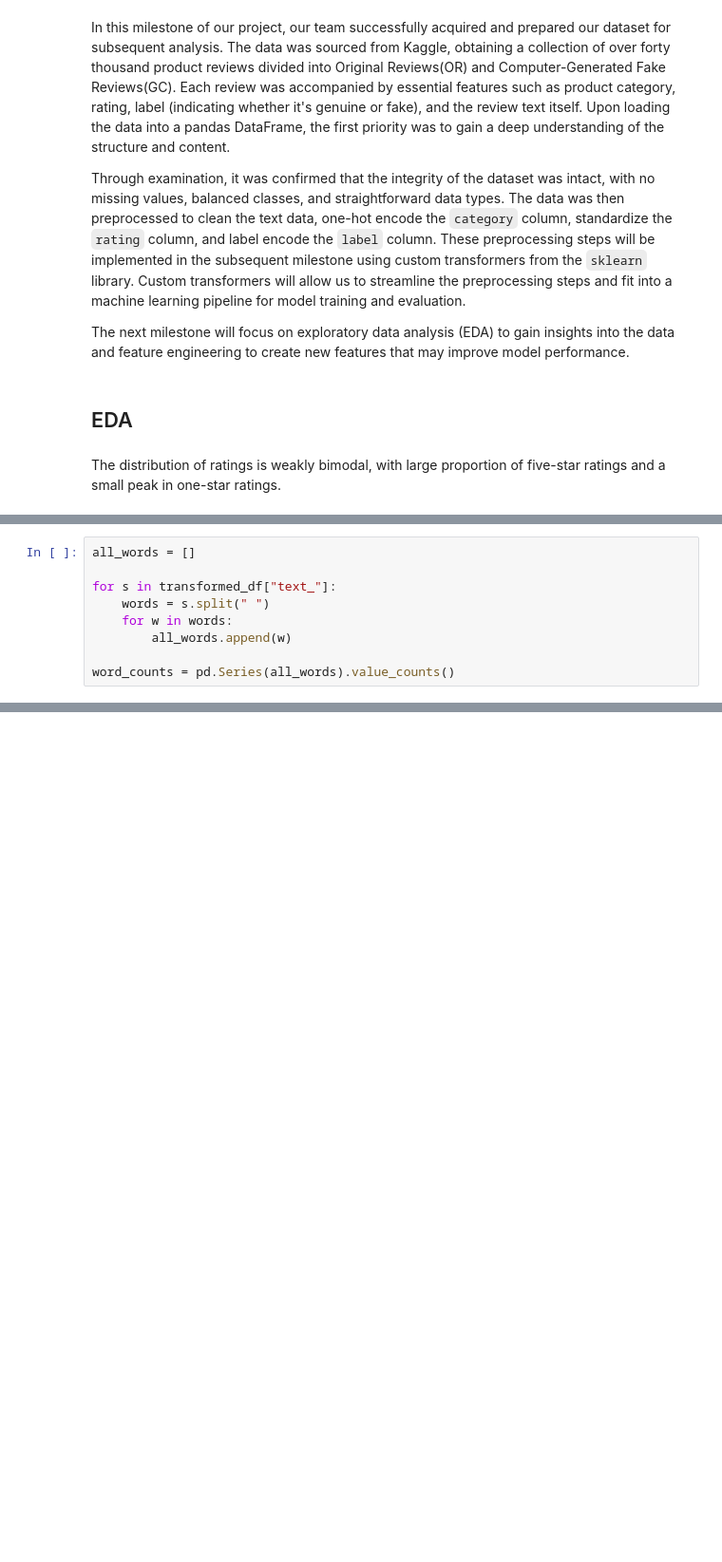
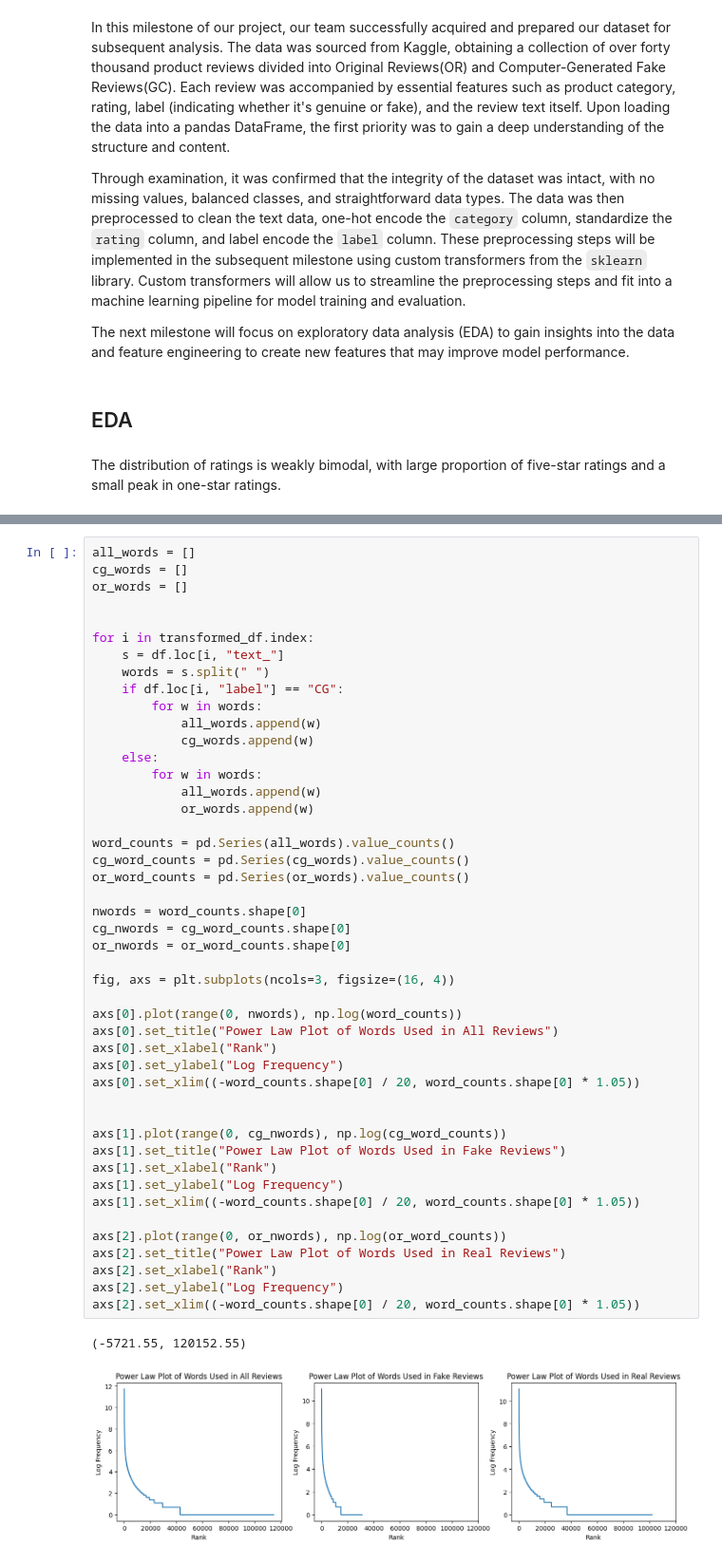
Before and after one commit to cpoethes/109b-group-44-fake-reviews, a Jupyter notebook: src/notebooks/1_eda.ipynb, the cells around one changed output, grey strips where cells are left out. Shown: that part at 95% size. Cells and saved outputs as stored; diff of their text form; blank space fills up the shorter version.

```diff
--- a/src/notebooks/1_eda.ipynb
+++ b/src/notebooks/1_eda.ipynb
@@ -340,12 +340,3 @@ plt.ylabel("# of Times")
 # %% [output]
 Text(0, 0.5, '# of Times')
 [figure]
-# %%
-all_words = []
-
-for s in transformed_df["text_"]:
-    words = s.split(" ")
-    for w in words:
-        all_words.append(w)
-
-word_counts = pd.Series(all_words).value_counts()
@@ -352 +359,50 @@ word_counts = pd.Series(all_words).value_counts()
+# %%
+all_words = []
+cg_words = []
+or_words = []
+
+
+for i in transformed_df.index:
+    s = df.loc[i, "text_"]
+    words = s.split(" ")
+    if df.loc[i, "label"] == "CG":
+        for w in words:
+            all_words.append(w)
+            cg_words.append(w)
+    else:
+        for w in words:
+            all_words.append(w)
+            or_words.append(w)
+
+word_counts = pd.Series(all_words).value_counts()
+cg_word_counts = pd.Series(cg_words).value_counts()
+or_word_counts = pd.Series(or_words).value_counts()
+
+nwords = word_counts.shape[0]
+cg_nwords = cg_word_counts.shape[0]
+or_nwords = or_word_counts.shape[0]
+
+fig, axs = plt.subplots(ncols=3, figsize=(16, 4))
+
+axs[0].plot(range(0, nwords), np.log(word_counts))
+axs[0].set_title("Power Law Plot of Words Used in All Reviews")
+axs[0].set_xlabel("Rank")
+axs[0].set_ylabel("Log Frequency")
+axs[0].set_xlim((-word_counts.shape[0] / 20, word_counts.shape[0] * 1.05))
+
+
+axs[1].plot(range(0, cg_nwords), np.log(cg_word_counts))
+axs[1].set_title("Power Law Plot of Words Used in Fake Reviews")
+axs[1].set_xlabel("Rank")
+axs[1].set_ylabel("Log Frequency")
+axs[1].set_xlim((-word_counts.shape[0] / 20, word_counts.shape[0] * 1.05))
+
+axs[2].plot(range(0, or_nwords), np.log(or_word_counts))
+axs[2].set_title("Power Law Plot of Words Used in Real Reviews")
+axs[2].set_xlabel("Rank")
+axs[2].set_ylabel("Log Frequency")
+axs[2].set_xlim((-word_counts.shape[0] / 20, word_counts.shape[0] * 1.05))
+# %% [output]
+(-5721.55, 120152.55)
+[figure, added]
 # %% [markdown]
```
Also changed, not shown: parts of 6 cells of this notebook.
